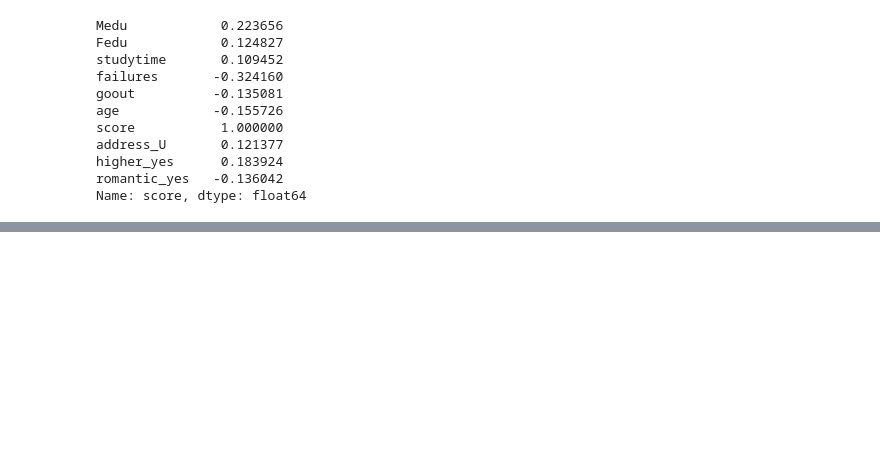
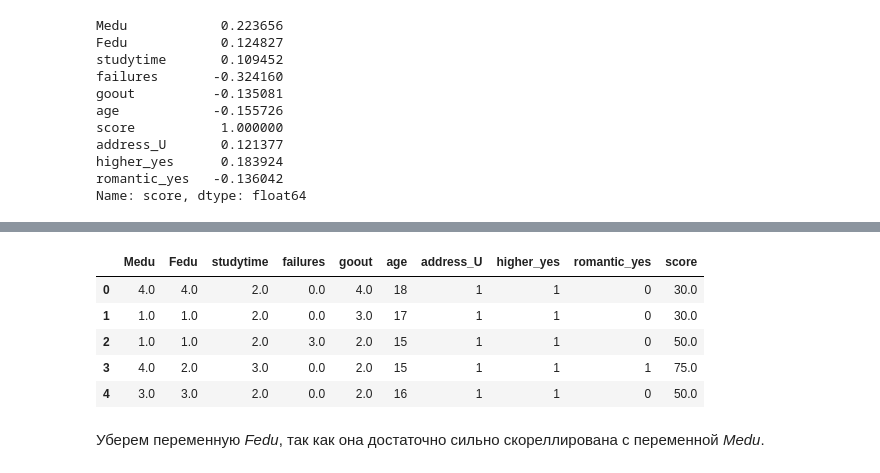
Before and after one commit to artkel/module_2, a Jupyter notebook: _EDA_UNICEF_.ipynb, the cells around one changed output, grey strips where cells are left out. Cells and saved outputs as stored; diff of their text form; code cells hidden in the pictures; blank space fills up the shorter version.

```diff
--- a/_EDA_UNICEF_.ipynb
+++ b/_EDA_UNICEF_.ipynb
@@ -1044,0 +921,16 @@ df_nominal_imp.columns
+# %%
+model_features = corr_mat[abs(corr_mat["score"]) > 0.1].score.index.to_list()
+model_features = model_features[:6] + model_features[7:] + [model_features[6]]
+# %%
+df_model = df_imp_dummies.loc[:, model_features]
+# %%
+df_model.head()
+# %% [output]
+|  | Medu | Fedu | studytime | failures | goout | age | address_U | higher_yes | romantic_yes | score |
+| 0 | 4.0 | 4.0 | 2.0 | 0.0 | 4.0 | 18 | 1 | 1 | 0 | 30.0 |
+| 1 | 1.0 | 1.0 | 2.0 | 0.0 | 3.0 | 17 | 1 | 1 | 0 | 30.0 |
+| 2 | 1.0 | 1.0 | 2.0 | 3.0 | 2.0 | 15 | 1 | 1 | 0 | 50.0 |
+| 3 | 4.0 | 2.0 | 3.0 | 0.0 | 2.0 | 15 | 1 | 1 | 1 | 75.0 |
+| 4 | 3.0 | 3.0 | 2.0 | 0.0 | 2.0 | 16 | 1 | 1 | 0 | 50.0 |
+# %% [markdown]
+Уберем переменную *Fedu*, так как она достаточно сильно скореллирована с переменной *Medu*.
```
Also changed, not shown: parts of 109 cells of this notebook.
